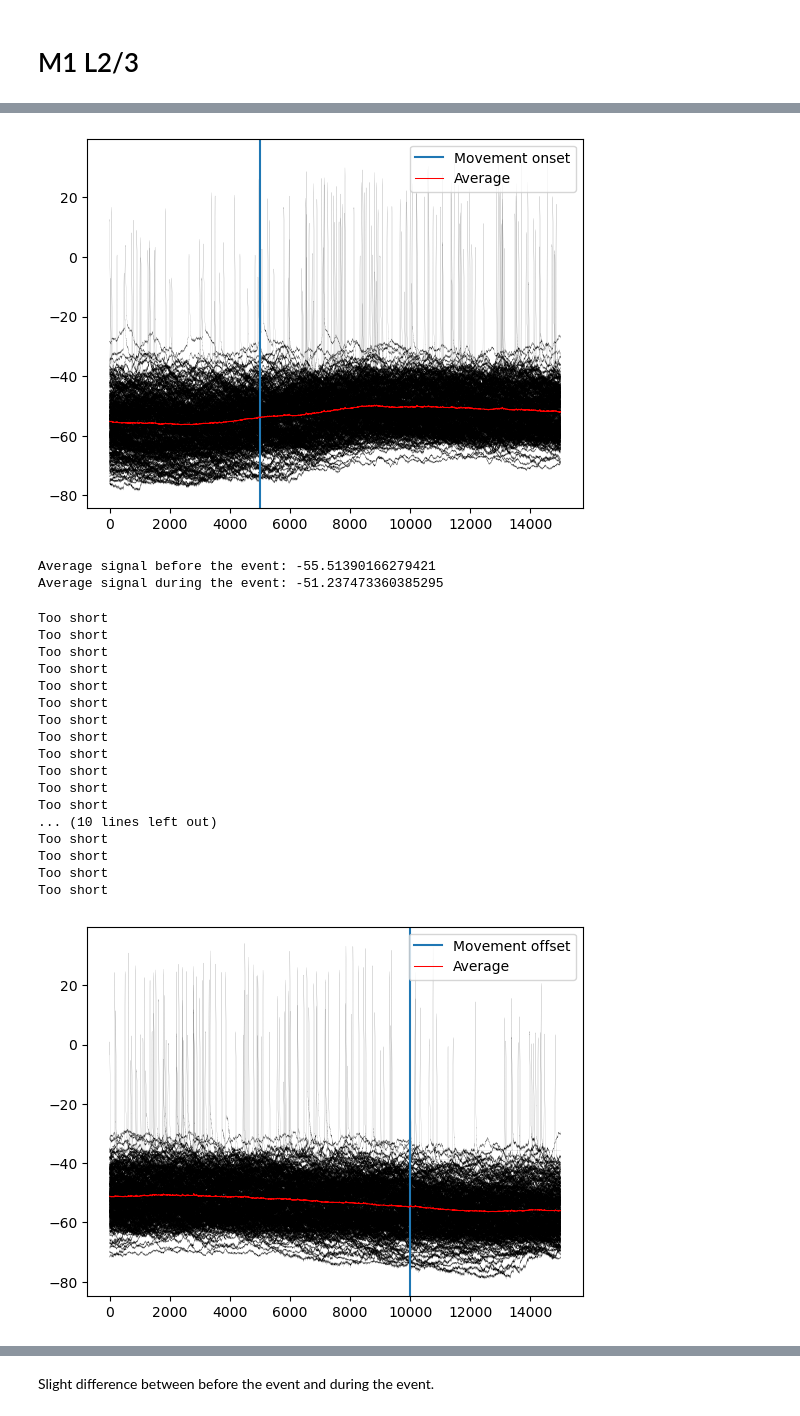
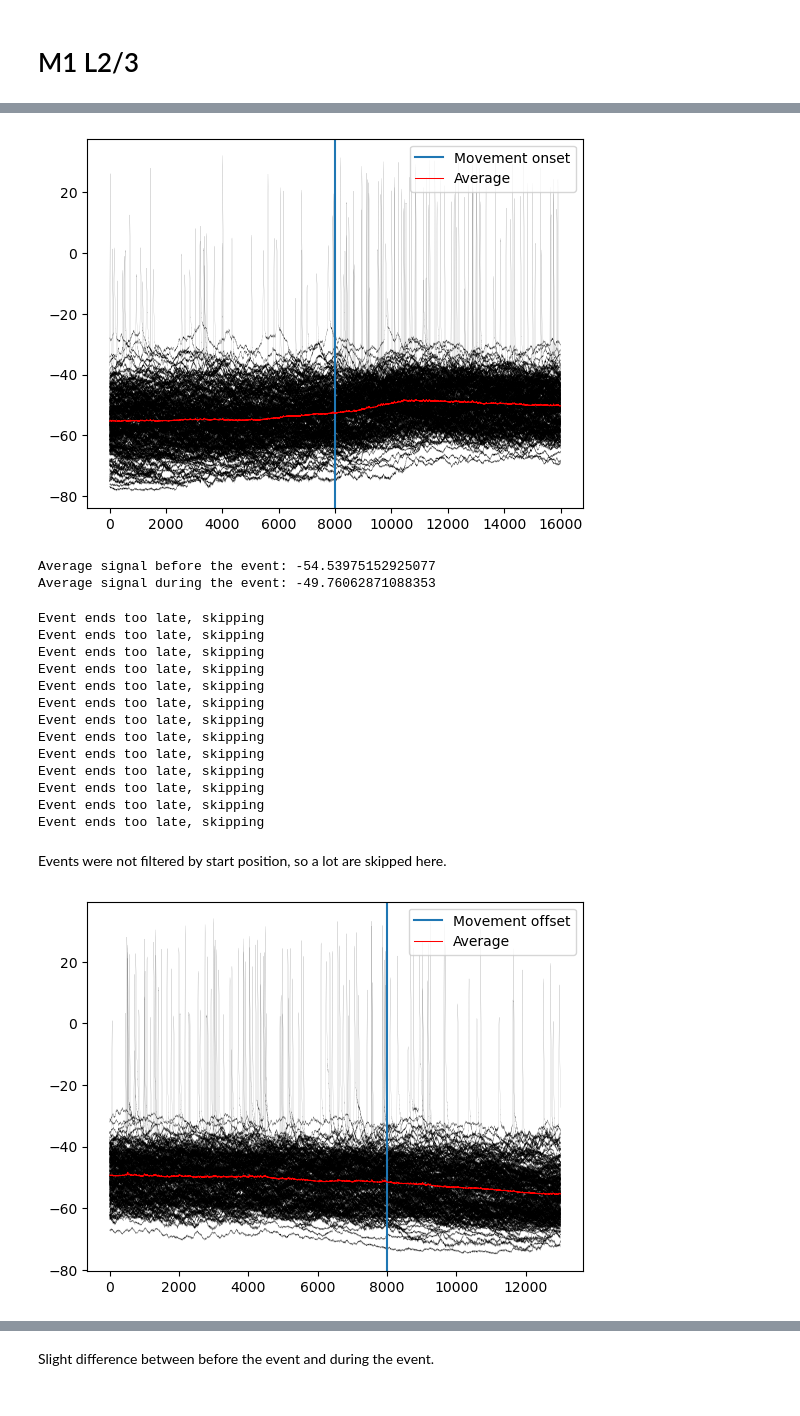
Before and after one commit to kerseviciute/spontaneous-movement, a Jupyter notebook: notebooks/M1_L2_3.ipynb, the cells around one changed output, grey strips where cells are left out. Saved outputs shown, nothing was run; the diff lists cells and outputs as text; code cells hidden in the pictures.

Commit message:
Rerun notebooks with updated data.

```diff
--- a/notebooks/M1_L2_3.ipynb
+++ b/notebooks/M1_L2_3.ipynb
@@ -10,5 +10,4 @@ with open('python/methods.py', 'r') as file:
     exec(file.read())
 # %%
-samples = pd.read_csv('sample_sheet.csv')
+samples = pd.read_csv('../sample_sheet.csv')
 samples = samples[ samples['Region'] == 'M1_L23' ]
-samples
@@ -95,60 +65,58 @@ def read_sample_event_data(sample_name, movement = True, time_shift = 0, event_l
 
     return event_data
 # %%
-def read_event_data(sample_ids, movement = True, time_shift = 0, event_length = 0.25):
+def read_event_data(sample_ids, time_shift = 0, event_length = 0.25):
     event_data = []
     for sample_id in sample_ids:
-        event_data.append(read_sample_event_data(sample_id, movement = movement, time_shift = time_shift, event_length = event_length))
+        event_data.append(read_sample_event_data(sample_id, time_shift = time_shift, event_length = event_length))
 
     event_data = np.concatenate(event_data)
     return event_data
 # %%
-event_data_before = read_event_data(sample_ids = samples['SID'], time_shift = -0.25, event_length = 0.5)
+event_data_before = read_event_data(sample_ids = samples['SID'], time_shift = -0.4, event_length = 0.4)
 # %%
 for i in event_data_before:
     plt.plot(i, linewidth = 0.05, color = 'black')
 
-plt.axvline(x = 0.25 * 20000, label = 'Movement onset')
+plt.axvline(x = 0.4 * 20000, label = 'Movement onset')
 plt.plot(np.mean(event_data_before, axis = 0), linewidth = 0.75, color = 'red', label = 'Average')
 plt.legend(loc = 'upper right')
 plt.show()
 # %% [output]
-[figure, old version]
+[figure, new version]
 # %%
-onset_idx = int(0.25 * 20000)
+onset_idx = int(0.4 * 20000)
 print(f'Average signal before the event: {np.mean(event_data_before[ :, :onset_idx ])}')
 print(f'Average signal during the event: {np.mean(event_data_before[ :, onset_idx: ])}')
 # %% [output]
-Average signal before the event: -55.51390166279421
-Average signal during the event: -51.237473360385295
+Average signal before the event: -54.53975152925077
+Average signal during the event: -49.76062871088353
 # %%
-event_data_after = read_event_data(sample_ids = samples['SID'], time_shift = 0.25, event_length = 0.5)
+event_data_after = read_event_data(sample_ids = samples['SID'], time_shift = 0.25, event_length = 0.4)
 # %% [output]
-Too short
-Too short
-Too short
-Too short
-Too short
-Too short
-Too short
-Too short
-Too short
-Too short
-Too short
-Too short
-... (10 lines left out)
-Too short
-Too short
-Too short
-Too short
+Event ends too late, skipping
+Event ends too late, skipping
+Event ends too late, skipping
+Event ends too late, skipping
+Event ends too late, skipping
+Event ends too late, skipping
+Event ends too late, skipping
+Event ends too late, skipping
+Event ends too late, skipping
+Event ends too late, skipping
+Event ends too late, skipping
+Event ends too late, skipping
+Event ends too late, skipping
+# %% [markdown]
+Events were not filtered by start position, so a lot are skipped here.
 # %%
 for i in event_data_after:
     plt.plot(i, linewidth = 0.05, color = 'black')
 
-plt.axvline(x = 0.5 * 20000, label = 'Movement offset')
+plt.axvline(x = 0.4 * 20000, label = 'Movement offset')
 plt.plot(np.mean(event_data_after, axis = 0), linewidth = 0.75, color = 'red', label = 'Average')
 plt.legend(loc = 'upper right')
 plt.show()
 # %% [output]
-[figure, old version]
+[figure, new version]
 # %%
```
Also changed, not shown: parts of 9 cells of this notebook, 10 other files.
